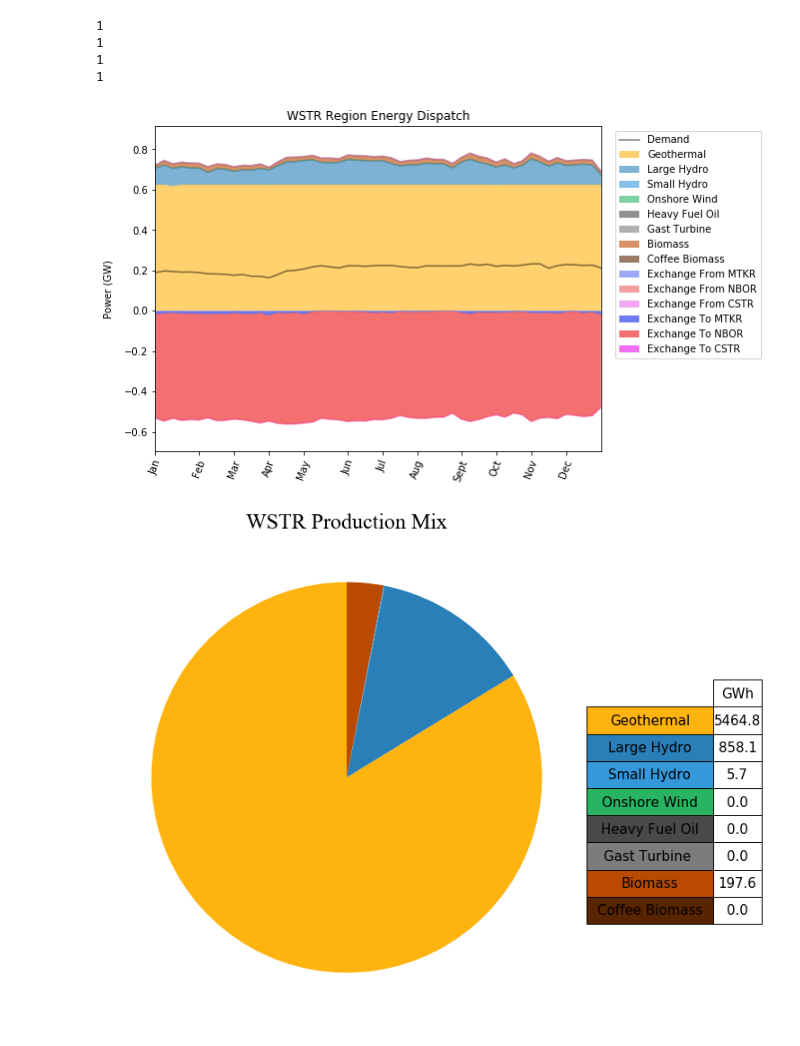
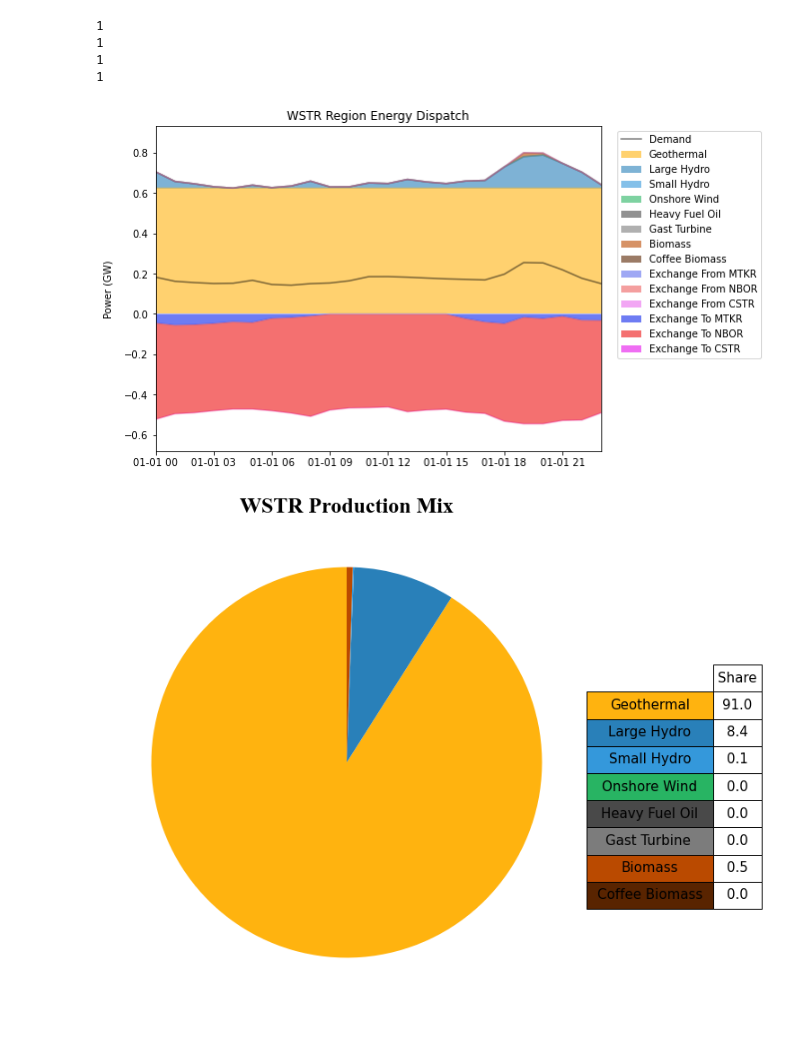
Before and after one commit to FEEM-Africa-REP/CIVICS, a Jupyter notebook: Kenya Model/Models/Multi_coffee/Kenya_2015_Coffee_Prod.ipynb, the cells around one changed output. Saved outputs shown, nothing was run; the diff lists cells and outputs as text; code cells hidden in the pictures.

```diff
--- a/Kenya Model/Models/Multi_coffee/Kenya_2015_Coffee_Prod.ipynb
+++ b/Kenya Model/Models/Multi_coffee/Kenya_2015_Coffee_Prod.ipynb
@@ -29,4 +29,4 @@ WARNING: DEPRECATED: The default domain for Param objects is 'Any'.  However,
 # %%
-gg.Dispatch_sys(model,sp_tech='bio_coffee_pp',weekly=True,pie_values='value')
-gg.Dispatch_reg(model,sp_tech=False,sp_reg=False,weekly=True,pie_values='value')
+gg.Dispatch_sys(model,sp_tech='bio_coffee_pp',weekly=False,pie_values='share')
+gg.Dispatch_reg(model,sp_tech=False,sp_reg=False,weekly=False,pie_values='share')
 # %% [output]
@@ -35,6 +35,6 @@ gg.Dispatch_reg(model,sp_tech=False,sp_reg=False,weekly=True,pie_values='value')
 1
 1
 1
 1
-[figure, old version]
+[figure, new version]
-[figure, old version]
+[figure, new version]
```
Also changed, not shown: parts of 2 cells of this notebook, 12 other files.
